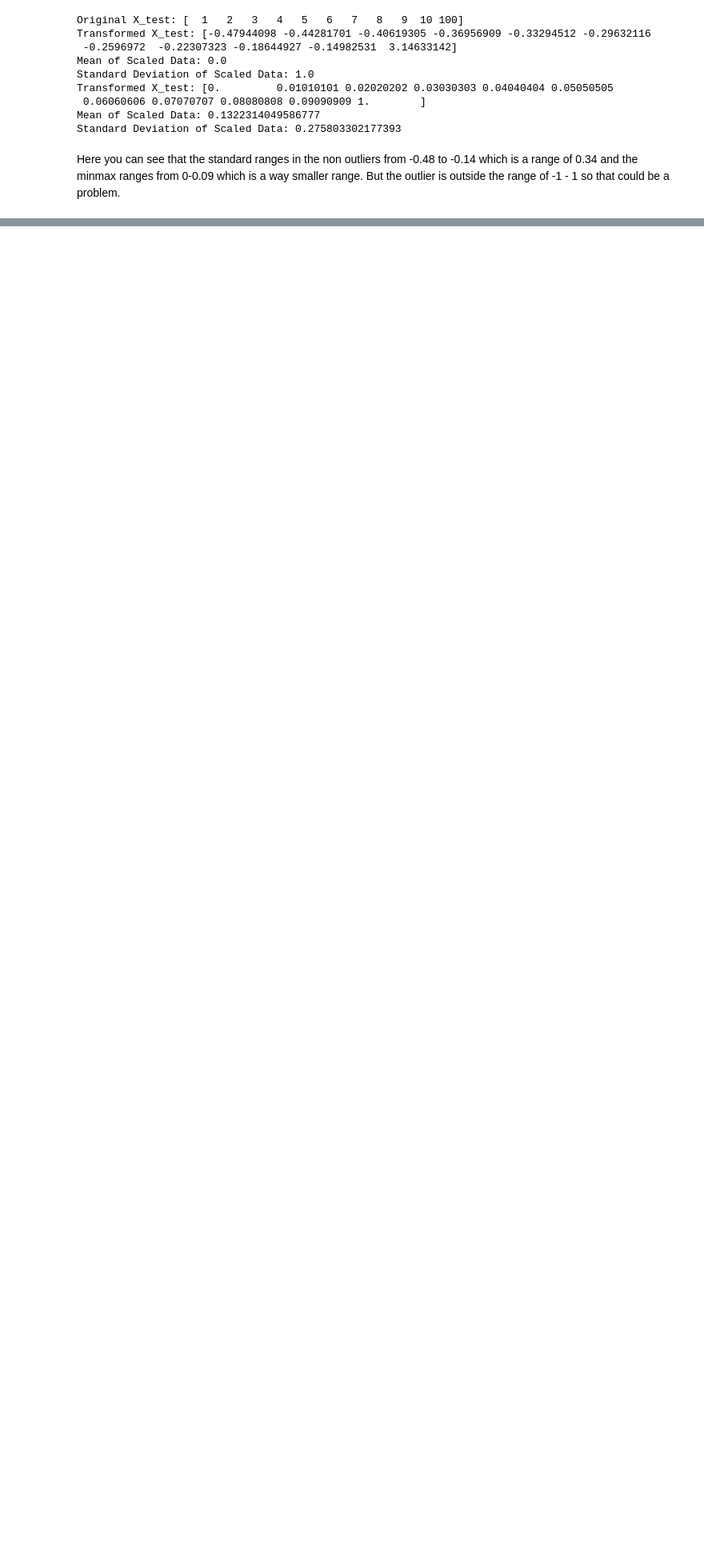
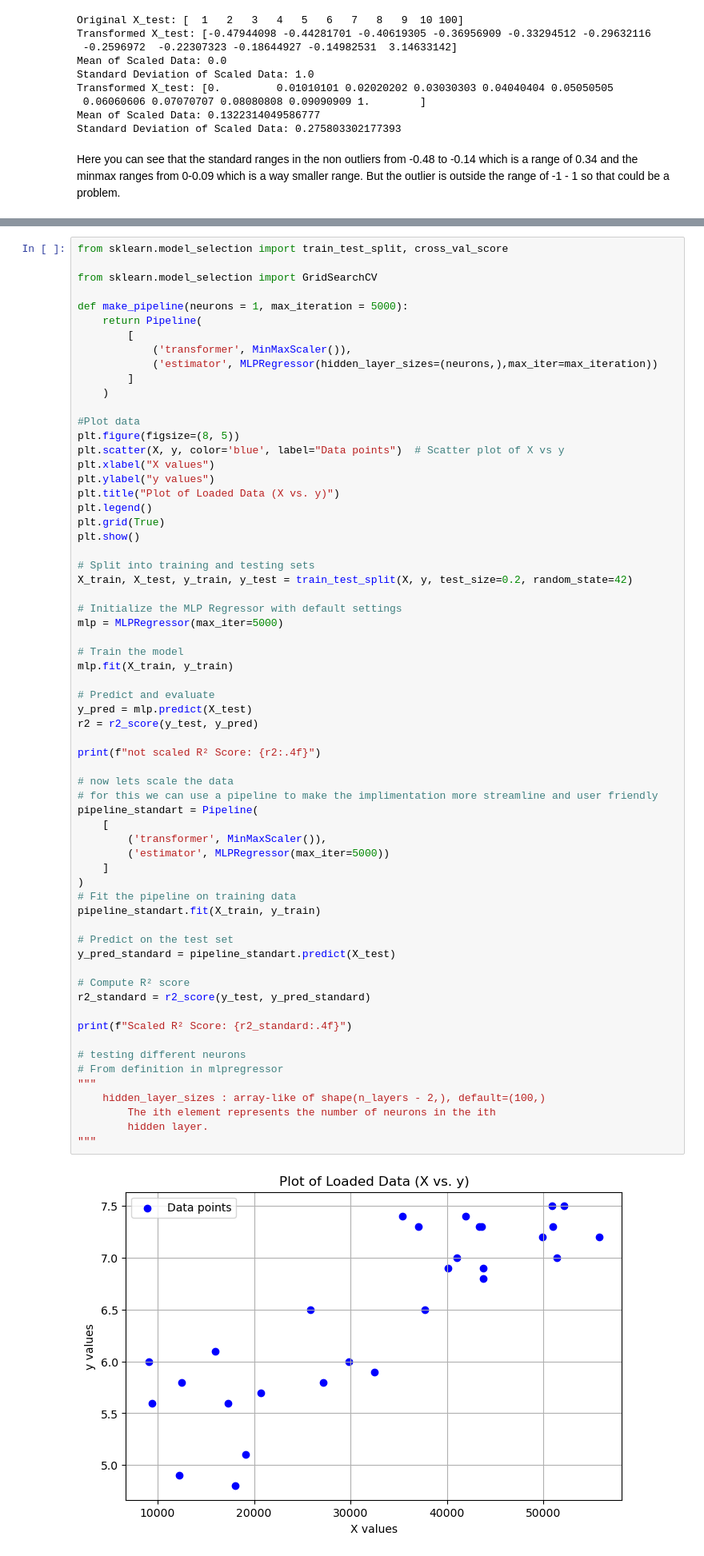
Before and after one commit to JonasGjorupEriksen/SWMAL_Group1, a Jupyter notebook: L04/pipelines.ipynb, the cells around one changed output, grey strips where cells are left out. Shown at 80% size. Drawn from its saved outputs; the diff is of its cells as text; blank space fills up the shorter version.

Commit message:
done some more with pipelines

```diff
--- a/L04/pipelines.ipynb
+++ b/L04/pipelines.ipynb
@@ -335,0 +264,66 @@ R² Score with Early Stopping: 0.9597
+# %%
+from sklearn.model_selection import train_test_split, cross_val_score
+
+from sklearn.model_selection import GridSearchCV
+
+def make_pipeline(neurons = 1, max_iteration = 5000):
+    return Pipeline(
+        [
+            ('transformer', MinMaxScaler()),
+            ('estimator', MLPRegressor(hidden_layer_sizes=(neurons,),max_iter=max_iteration))
+        ]
+    )
+
+#Plot data
+plt.figure(figsize=(8, 5))
+plt.scatter(X, y, color='blue', label="Data points")  # Scatter plot of X vs y
+plt.xlabel("X values")
+plt.ylabel("y values")
+plt.title("Plot of Loaded Data (X vs. y)")
+plt.legend()
+plt.grid(True)
+plt.show()
+
+# Split into training and testing sets
+X_train, X_test, y_train, y_test = train_test_split(X, y, test_size=0.2, random_state=42)
+
+# Initialize the MLP Regressor with default settings
+mlp = MLPRegressor(max_iter=5000)
+
+# Train the model
+mlp.fit(X_train, y_train)
+
+# Predict and evaluate
+y_pred = mlp.predict(X_test)
+r2 = r2_score(y_test, y_pred)
+
+print(f"not scaled R² Score: {r2:.4f}")
+
+# now lets scale the data
+# for this we can use a pipeline to make the implimentation more streamline and user friendly
+pipeline_standart = Pipeline(
+    [
+        ('transformer', MinMaxScaler()),
+        ('estimator', MLPRegressor(max_iter=5000))
+    ]
+)
+# Fit the pipeline on training data
+pipeline_standart.fit(X_train, y_train)
+
+# Predict on the test set
+y_pred_standard = pipeline_standart.predict(X_test)
+
+# Compute R² score
+r2_standard = r2_score(y_test, y_pred_standard)
+
+print(f"Scaled R² Score: {r2_standard:.4f}")
+
+# testing different neurons
+# From definition in mlpregressor
+"""
+    hidden_layer_sizes : array-like of shape(n_layers - 2,), default=(100,)
+        The ith element represents the number of neurons in the ith
+        hidden layer.
+"""
+# %% [output]
+[figure, added]
```
Also changed, not shown: parts of 5 cells of this notebook.
